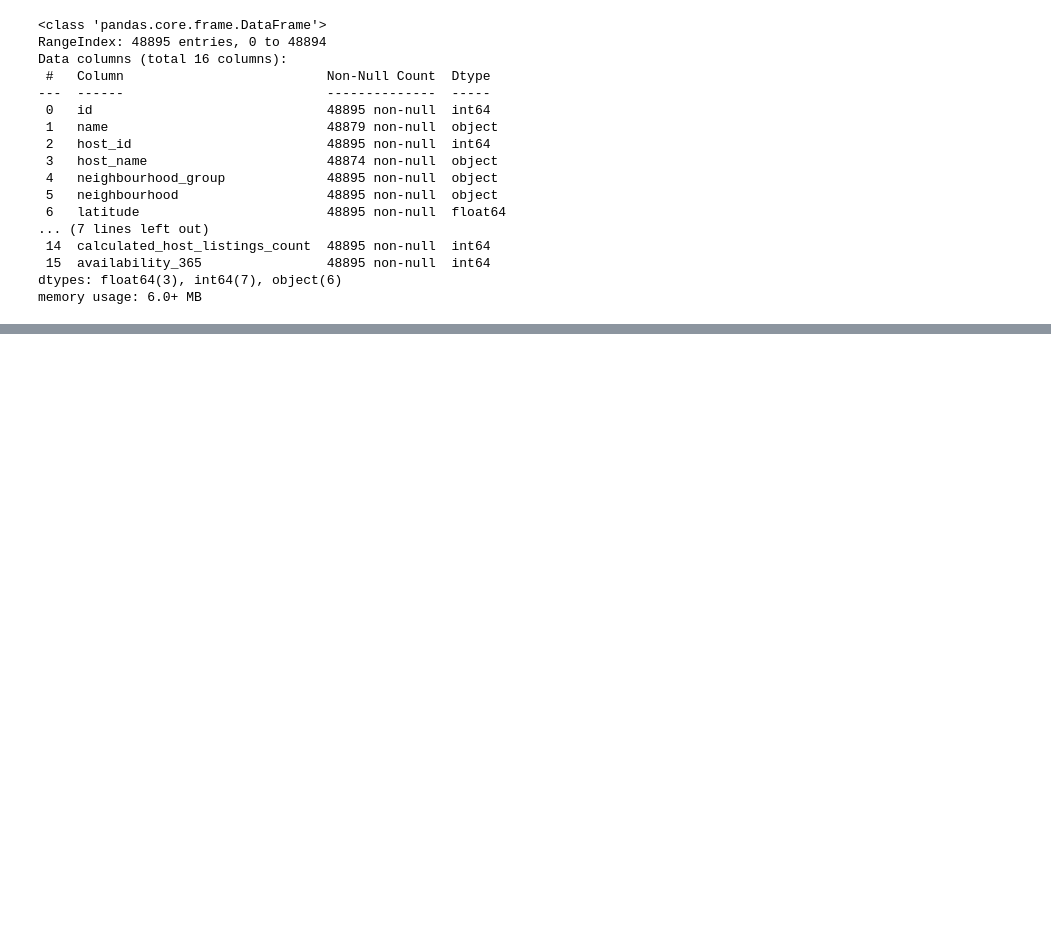
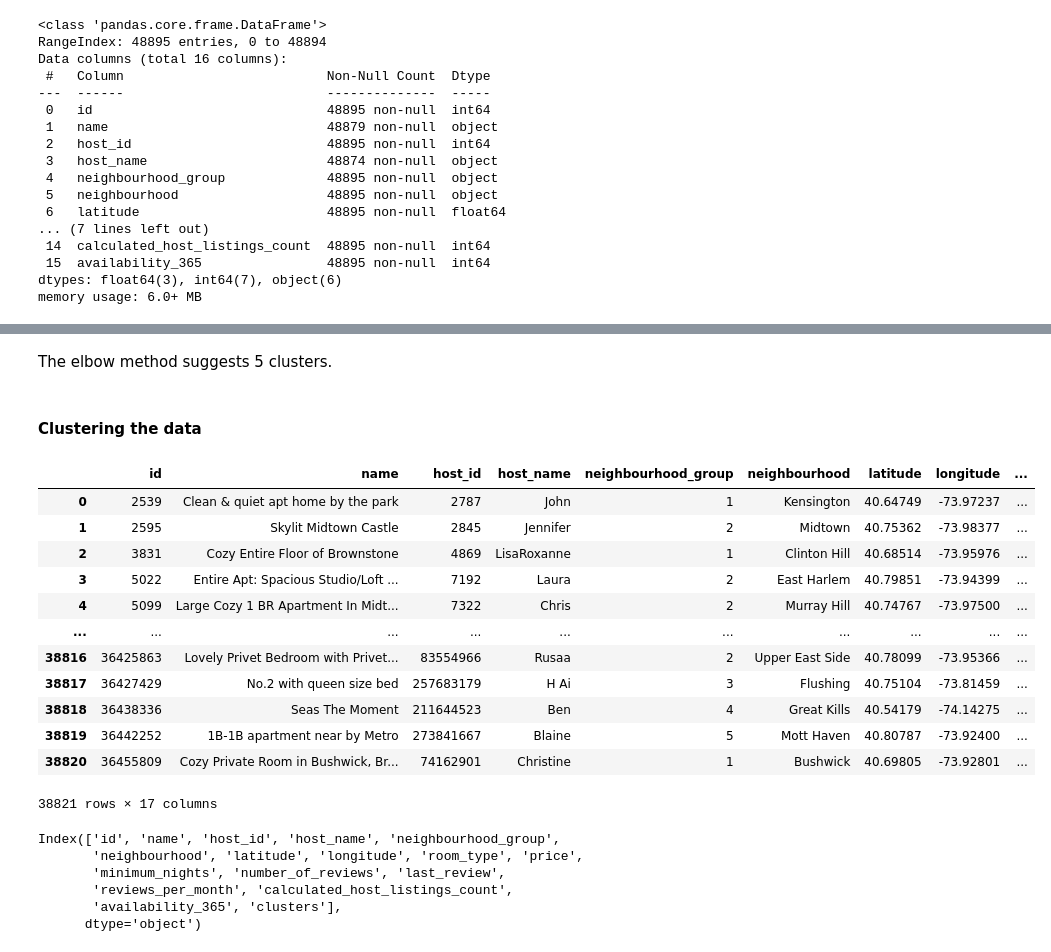
Before and after one commit to mzeugenia/AirBnB-in-NYC-Accommodation-Segmentation, a Jupyter notebook: AirBnB Customer segmentation.ipynb, the cells around one changed output, grey strips where cells are left out. Cells and saved outputs as stored; diff of their text form; code cells hidden in the pictures; blank space fills up the shorter version.

```diff
--- a/AirBnB Customer segmentation.ipynb
+++ b/AirBnB Customer segmentation.ipynb
@@ -64,0 +112,38 @@ df.reset_index(inplace = True, drop = True)
+# %% [markdown]
+The elbow method suggests 5 clusters.
+# %% [markdown]
+#### Clustering the data
+# %%
+scaler = StandardScaler()
+cluster = KMeans(n_clusters=5)
+pipe = make_pipeline(scaler, cluster)
+pipe.fit(df_num)
+
+values = pipe[:1].transform(df_num)
+
+df["clusters"] = pipe["kmeans"].labels_
+
+df
+# %% [output]
+|  | id | name | host_id | host_name | neighbourhood_group | neighbourhood | latitude | longitude | ... |
+| 0 | 2539 | Clean & quiet apt home by the park | 2787 | John | 1 | Kensington | 40.64749 | -73.97237 | ... |
+| 1 | 2595 | Skylit Midtown Castle | 2845 | Jennifer | 2 | Midtown | 40.75362 | -73.98377 | ... |
+| 2 | 3831 | Cozy Entire Floor of Brownstone | 4869 | LisaRoxanne | 1 | Clinton Hill | 40.68514 | -73.95976 | ... |
+| 3 | 5022 | Entire Apt: Spacious Studio/Loft ... | 7192 | Laura | 2 | East Harlem | 40.79851 | -73.94399 | ... |
+| 4 | 5099 | Large Cozy 1 BR Apartment In Midt... | 7322 | Chris | 2 | Murray Hill | 40.74767 | -73.97500 | ... |
+| ... | ... | ... | ... | ... | ... | ... | ... | ... | ... |
+| 38816 | 36425863 | Lovely Privet Bedroom with Privet... | 83554966 | Rusaa | 2 | Upper East Side | 40.78099 | -73.95366 | ... |
+| 38817 | 36427429 | No.2 with queen size bed | 257683179 | H Ai | 3 | Flushing | 40.75104 | -73.81459 | ... |
+| 38818 | 36438336 | Seas The Moment | 211644523 | Ben | 4 | Great Kills | 40.54179 | -74.14275 | ... |
+| 38819 | 36442252 | 1B-1B apartment near by Metro | 273841667 | Blaine | 5 | Mott Haven | 40.80787 | -73.92400 | ... |
+| 38820 | 36455809 | Cozy Private Room in Bushwick, Br... | 74162901 | Christine | 1 | Bushwick | 40.69805 | -73.92801 | ... |
+38821 rows × 17 columns
+# %%
+df.columns
+# %% [output]
+Index(['id', 'name', 'host_id', 'host_name', 'neighbourhood_group',
+       'neighbourhood', 'latitude', 'longitude', 'room_type', 'price',
+       'minimum_nights', 'number_of_reviews', 'last_review',
+       'reviews_per_month', 'calculated_host_listings_count',
+       'availability_365', 'clusters'],
+      dtype='object')
```
Also changed, not shown: parts of 15 cells of this notebook.
